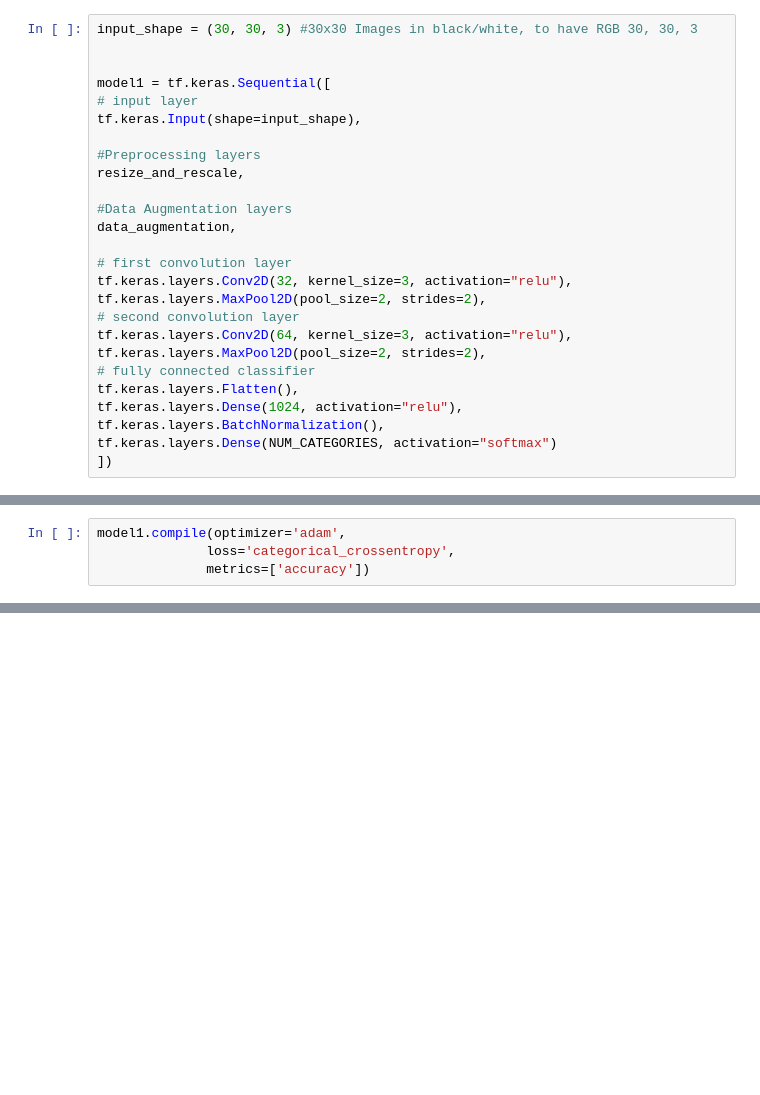
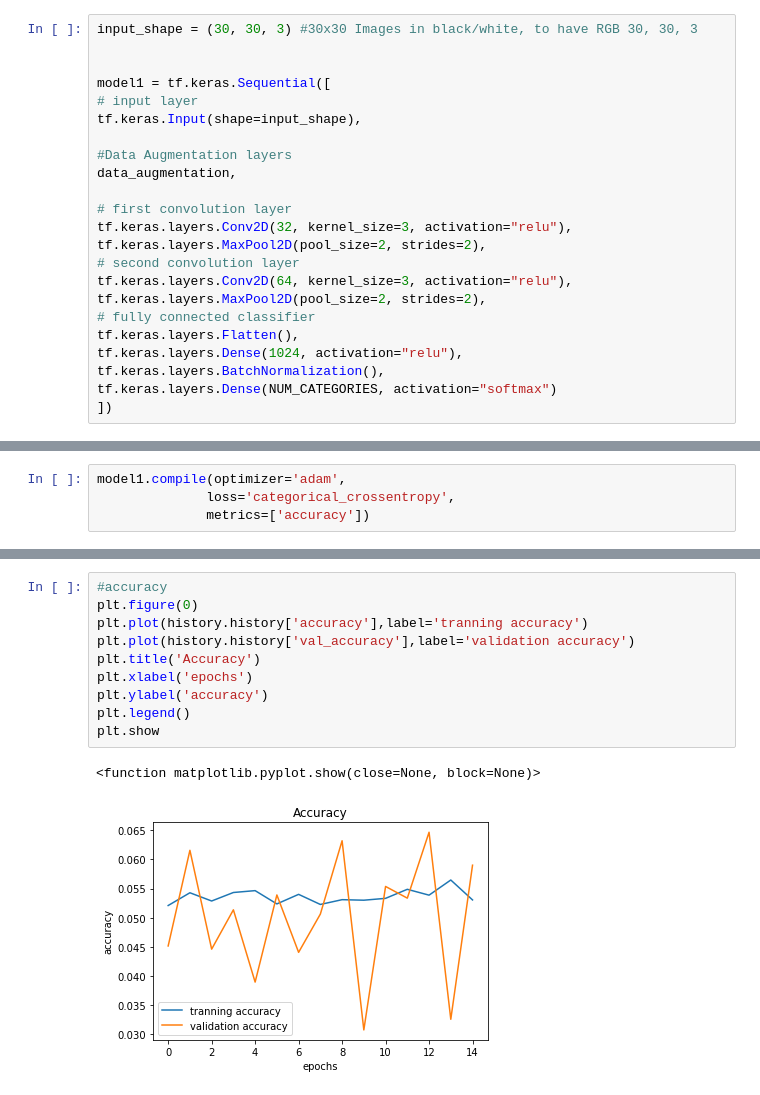
Before and after one commit to AzeglioZHAW/ProjectKI, a Jupyter notebook: First.ipynb, the cells around one changed output, grey strips where cells are left out. Drawn from its saved outputs; the diff is of its cells as text; blank space fills up the shorter version.

```diff
--- a/First.ipynb
+++ b/First.ipynb
@@ -267,9 +266,6 @@ input_shape = (30, 30, 3) #30x30 Images in black/white, to have RGB 30, 30, 3
 model1 = tf.keras.Sequential([
 # input layer
 tf.keras.Input(shape=input_shape),
-
-#Preprocessing layers
-resize_and_rescale,
 
 #Data Augmentation layers
 data_augmentation,
@@ -316,0 +329,13 @@ ValueError: Failed to convert a NumPy array to a Tensor (Unsupported object type
+# %%
+#accuracy
+plt.figure(0)
+plt.plot(history.history['accuracy'],label='tranning accuracy')
+plt.plot(history.history['val_accuracy'],label='validation accuracy')
+plt.title('Accuracy')
+plt.xlabel('epochs')
+plt.ylabel('accuracy')
+plt.legend()
+plt.show
+# %% [output]
+<function matplotlib.pyplot.show(close=None, block=None)>
+[figure, added]
```
Also changed, not shown: parts of 8 cells of this notebook.
